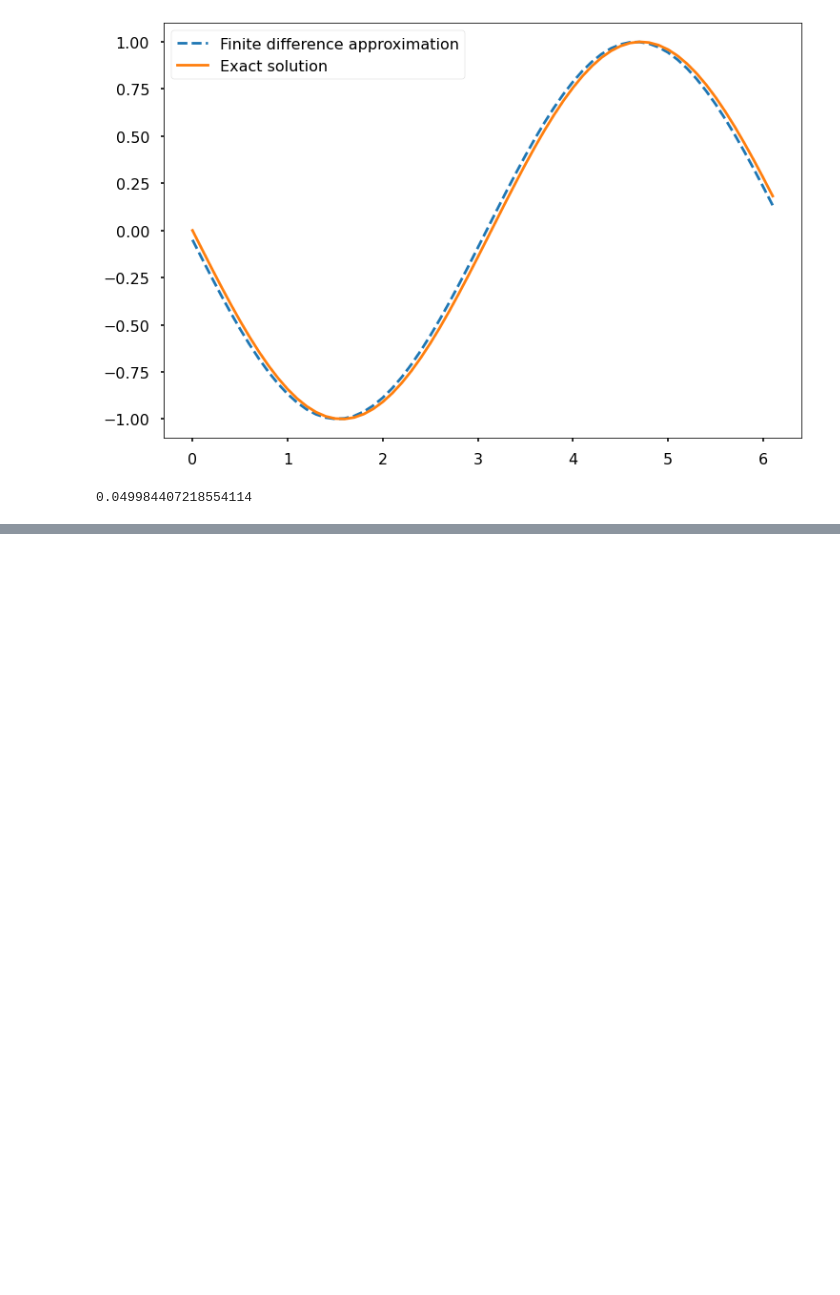
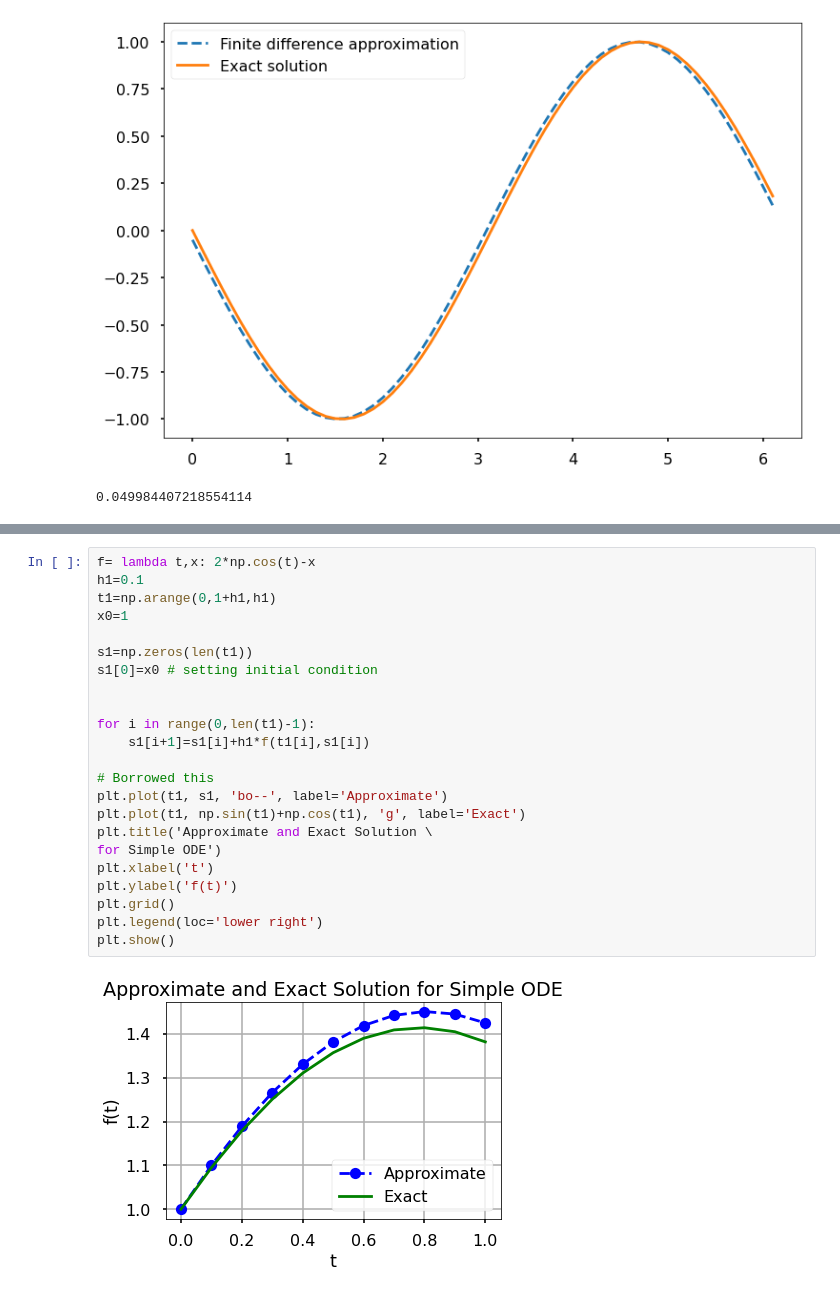
Before and after one commit to GeorgeG518/MTSU-CSCI-4600-Summer-2022, a Jupyter notebook: Module3/numericalanalysis.ipynb, the cells around one changed output, grey strips where cells are left out. Drawn from its saved outputs; the diff is of its cells as text; blank space fills up the shorter version.

```diff
--- a/Module3/numericalanalysis.ipynb
+++ b/Module3/numericalanalysis.ipynb
@@ -367,0 +398,25 @@ print(max_error)
+# %%
+f= lambda t,x: 2*np.cos(t)-x
+h1=0.1
+t1=np.arange(0,1+h1,h1)
+x0=1
+
+s1=np.zeros(len(t1))
+s1[0]=x0 # setting initial condition
+
+
+for i in range(0,len(t1)-1):
+    s1[i+1]=s1[i]+h1*f(t1[i],s1[i])
+
+# Borrowed this
+plt.plot(t1, s1, 'bo--', label='Approximate')
+plt.plot(t1, np.sin(t1)+np.cos(t1), 'g', label='Exact')
+plt.title('Approximate and Exact Solution \
+for Simple ODE')
+plt.xlabel('t')
+plt.ylabel('f(t)')
+plt.grid()
+plt.legend(loc='lower right')
+plt.show()
+# %% [output]
+[figure, added]
```
Also changed, not shown: parts of 1 cell of this notebook, 1 other file.
